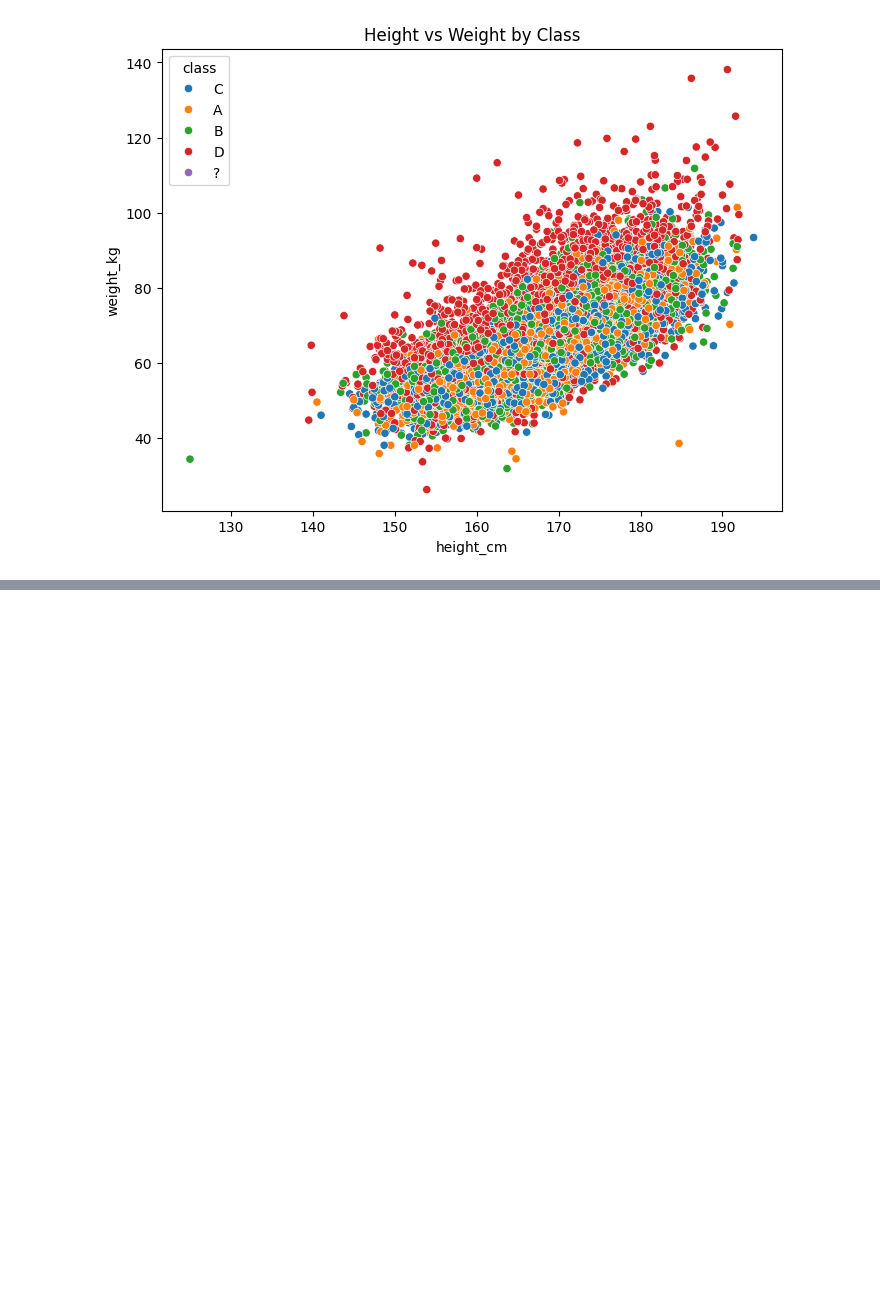
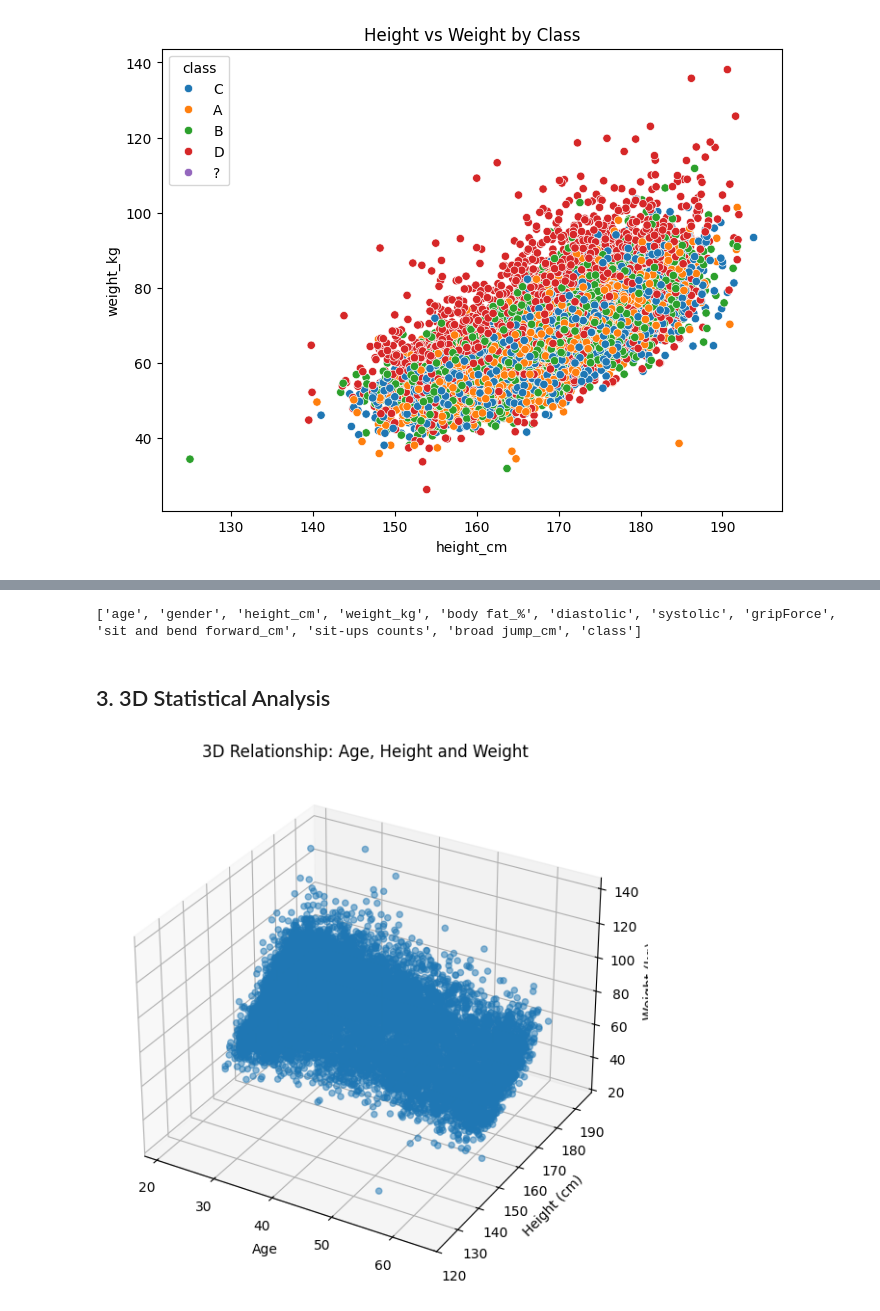
Before and after one commit to paridhi-rangari/Paridhi, a Jupyter notebook: EDA_Phase1.ipynb, the cells around one changed output, grey strips where cells are left out. Drawn from its saved outputs; the diff is of its cells as text; code cells hidden in the pictures; blank space fills up the shorter version.

Commit message:
Completed Phase 2 EDA analysis and clustering

```diff
--- a/EDA_Phase1.ipynb
+++ b/EDA_Phase1.ipynb
@@ -223,0 +288,28 @@ plt.show()
+# %%
+print(df.columns.tolist())
+# %% [output]
+['age', 'gender', 'height_cm', 'weight_kg', 'body fat_%', 'diastolic', 'systolic', 'gripForce', 'sit and bend forward_cm', 'sit-ups counts', 'broad jump_cm', 'class']
+# %% [markdown]
+## 3. 3D Statistical Analysis
+# %%
+# 3D Statistical Analysis
+from mpl_toolkits.mplot3d import Axes3D
+
+fig = plt.figure(figsize=(10, 7))
+ax = fig.add_subplot(111, projection='3d')
+
+ax.scatter(
+    df['age'],
+    df['height_cm'],
+    df['weight_kg'],
+    alpha=0.5
+)
+
+ax.set_xlabel('Age')
+ax.set_ylabel('Height (cm)')
+ax.set_zlabel('Weight (kg)')
+ax.set_title('3D Relationship: Age, Height and Weight')
+
+plt.show()
+# %% [output]
+[figure, added]
```
Also changed, not shown: parts of 14 cells of this notebook.
